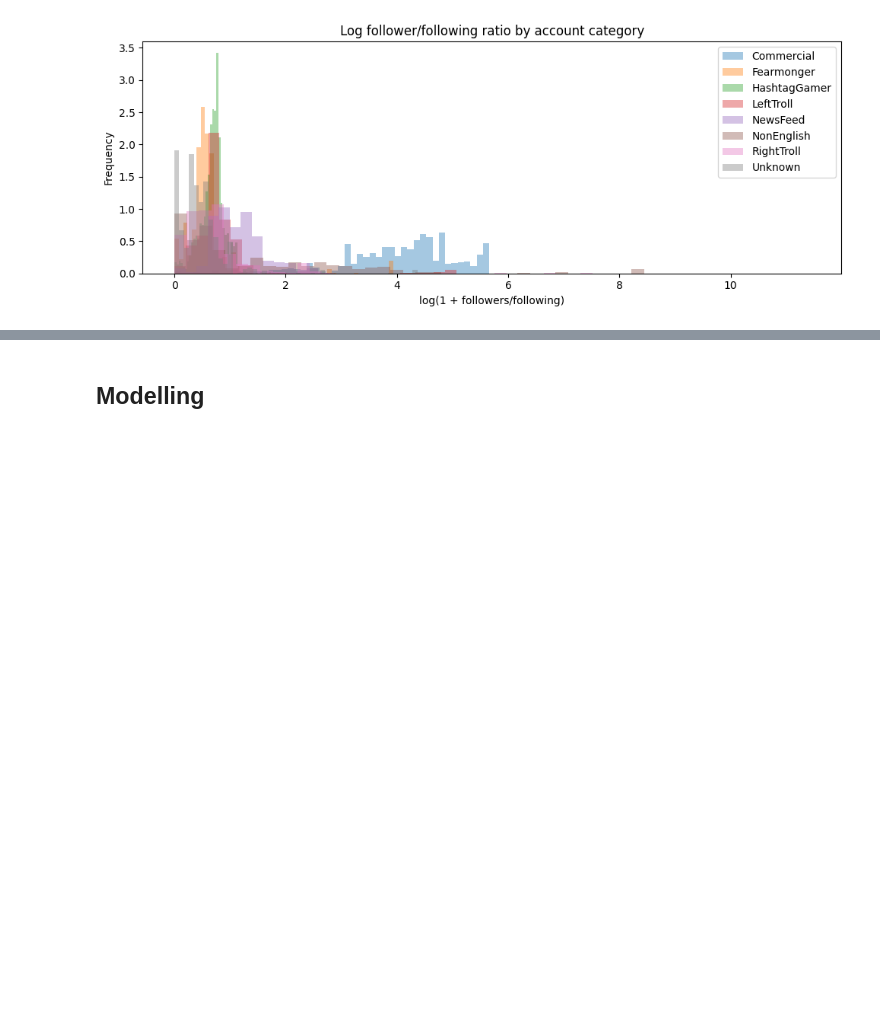
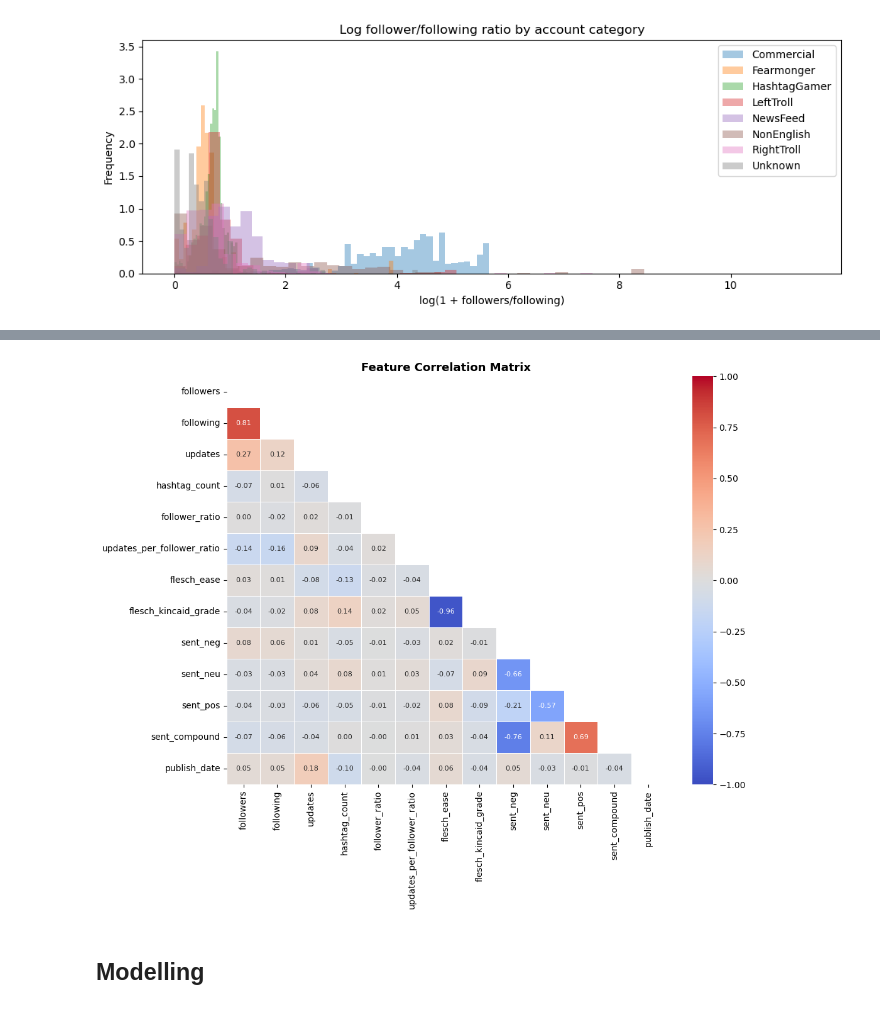
Before and after one commit to amanokundesu/ML_Final_Project, a Jupyter notebook: ml_final_project_v2.ipynb, the cells around one changed output, grey strips where cells are left out. Cells and saved outputs as stored; diff of their text form; code cells hidden in the pictures; blank space fills up the shorter version.

```diff
--- a/ml_final_project_v2.ipynb
+++ b/ml_final_project_v2.ipynb
@@ -397,3 +420,25 @@ plt.show()
+# %%
+# Correlation Heatmap of Numeric Features
+
+corr_cols = ["followers", "following", "updates", "hashtag_count",
+             "follower_ratio", "updates_per_follower_ratio",
+             "flesch_ease", "flesch_kincaid_grade",
+             "sent_neg", "sent_neu", "sent_pos", "sent_compound", "publish_date"]
+
+corr_df = english_df[[c for c in corr_cols if c in english_df.columns]].copy()
+corr_matrix = corr_df.corr()
+
+fig, ax = plt.subplots(figsize=(11, 9))
+mask = np.triu(np.ones_like(corr_matrix, dtype=bool))  # Hide upper triangle (redundant)
+sns.heatmap(
+    corr_matrix, mask=mask, annot=True, fmt=".2f", cmap="coolwarm",
+    vmin=-1, vmax=1, linewidths=0.5, ax=ax, annot_kws={"size": 8}
+)
+ax.set_title("Feature Correlation Matrix", fontsize=13, fontweight="bold")
+plt.tight_layout()
+plt.show()
+# %% [output]
+[figure, added]
 # %% [markdown]
 ## Modelling
 # %% [markdown]
```
Also changed, not shown: parts of 8 cells of this notebook.
